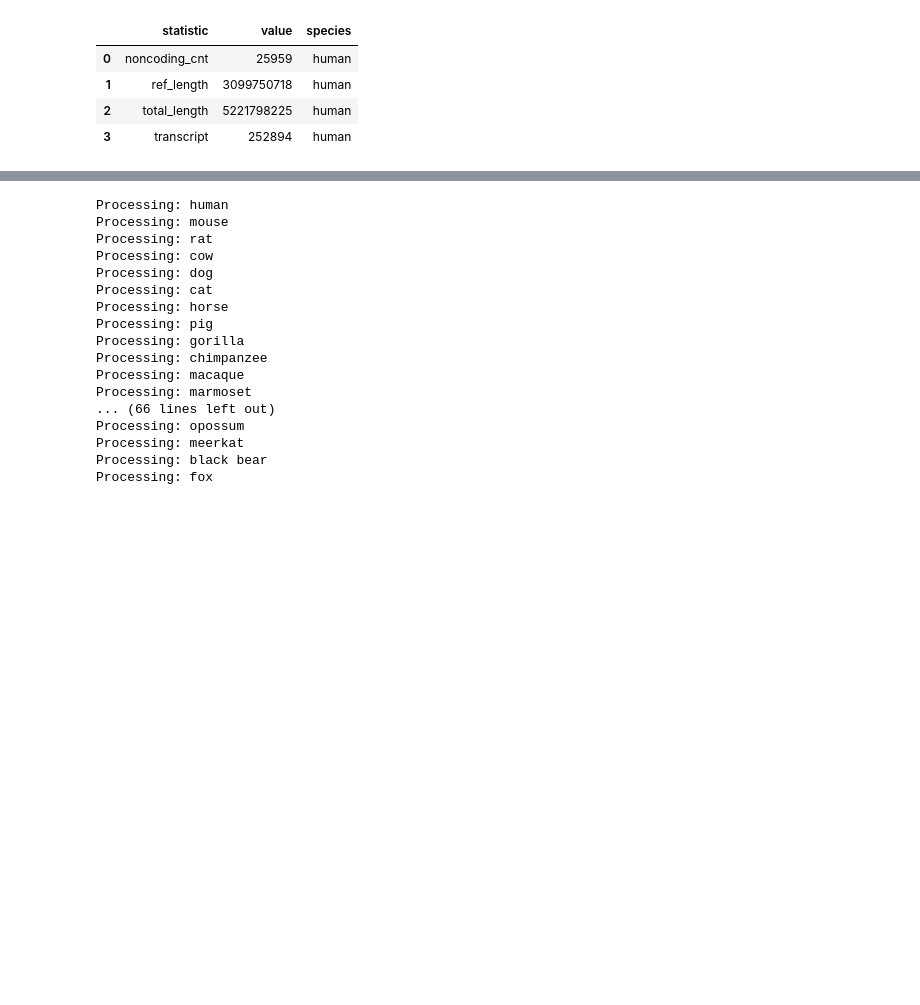
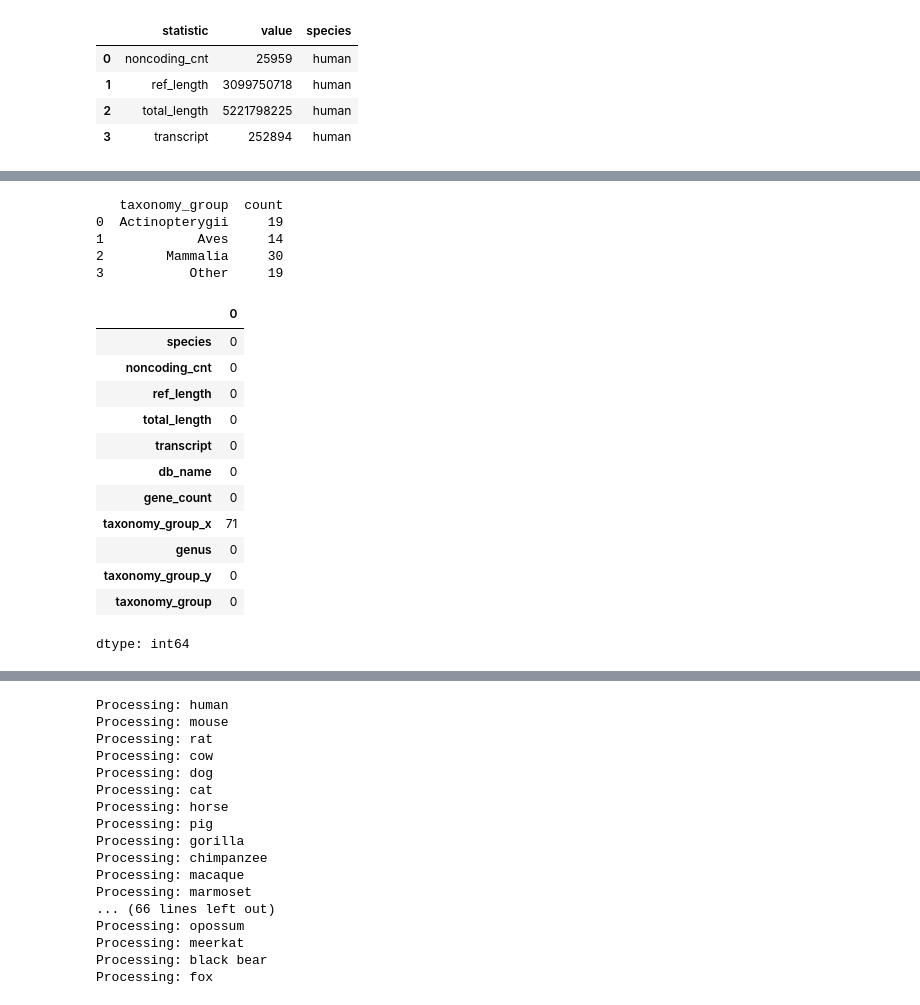
Before and after one commit to tejaswantt/ensembl-annotation-analysis-2, a Jupyter notebook: genome_analysis.ipynb, the cells around one changed output, grey strips where cells are left out. Saved outputs shown, nothing was run; the diff lists cells and outputs as text; code cells hidden in the pictures; blank space fills up the shorter version.

```diff
--- a/genome_analysis.ipynb
+++ b/genome_analysis.ipynb
@@ -204,0 +280,26 @@ final_df['gene_density'] = final_df['gene_count'] / final_df['ref_length']
+# %%
+def get_taxonomy(db_name):
+    query = f"""
+    SELECT meta_value
+    FROM {db_name}.meta
+    WHERE meta_key = 'species.classification';
+    """
+    df = pd.read_sql(query, conn)
+    return df['meta_value'].tolist()
+# %%
+def get_group(classification):
+    for x in classification:
+        if x in ["Mammalia", "Aves", "Reptilia", "Actinopterygii"]:
+            return x
+    return "Other"
+# %%
+groups = []
+
+for db, name in species_list:
+    cls = get_taxonomy(db)
+    group = get_group(cls)
+    groups.append((name, group))
+
+taxonomy_df = pd.DataFrame(groups, columns=["species", "taxonomy_group"])
+
+final_df = final_df.merge(taxonomy_df, on="species")
@@ -204,0 +319,2 @@ final_df['gene_density'] = final_df['gene_count'] / final_df['ref_length']
+# %%
+final_df = final_df.merge(taxonomy_df, on="species", how="left")
@@ -204,0 +380,25 @@ final_df['gene_density'] = final_df['gene_count'] / final_df['ref_length']
+# %%
+group_sizes = final_df.groupby("taxonomy_group").size().reset_index(name="count")
+print(group_sizes)
+# %% [output]
+   taxonomy_group  count
+0  Actinopterygii     19
+1            Aves     14
+2        Mammalia     30
+3           Other     19
+# %%
+final_df.isna().sum()
+# %% [output]
+|  | 0 |
+| species | 0 |
+| noncoding_cnt | 0 |
+| ref_length | 0 |
+| total_length | 0 |
+| transcript | 0 |
+| db_name | 0 |
+| gene_count | 0 |
+| taxonomy_group_x | 71 |
+| genus | 0 |
+| taxonomy_group_y | 0 |
+| taxonomy_group | 0 |
+dtype: int64
```
Also changed, not shown: parts of 23 cells of this notebook.
